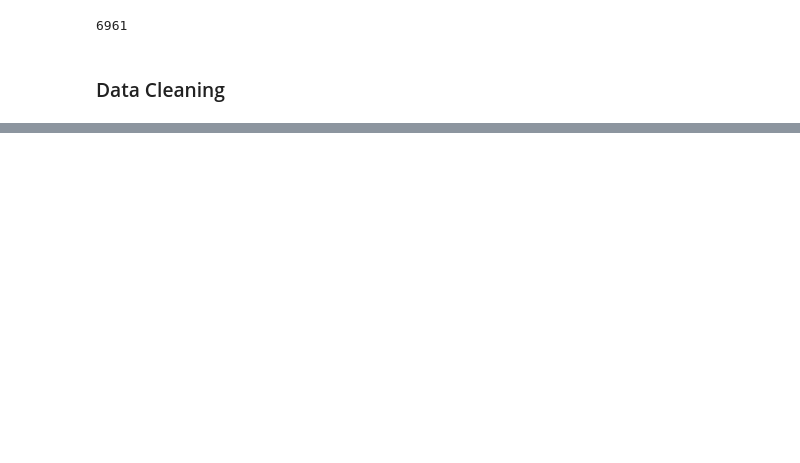
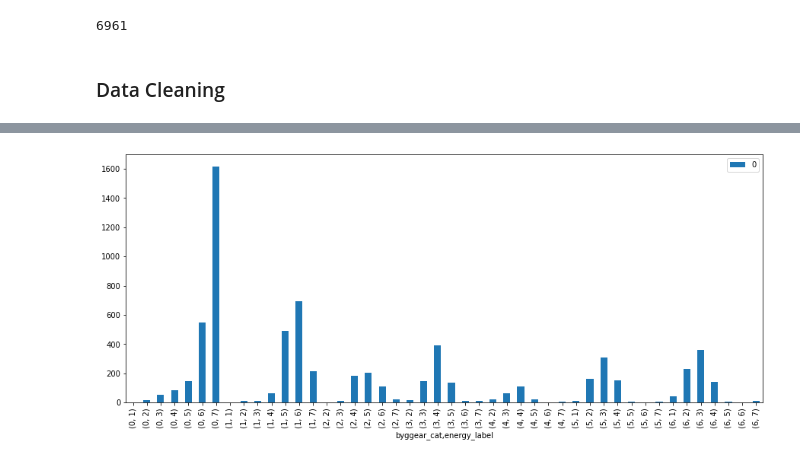
Before and after one commit to sysco-middleware/CLimateHackathon2022, a Jupyter notebook: Cleaning data .ipynb, the cells around one changed output, grey strips where cells are left out. Cells and saved outputs as stored; diff of their text form; code cells hidden in the pictures; blank space fills up the shorter version.

```diff
--- a/Cleaning data .ipynb
+++ b/Cleaning data .ipynb
@@ -191,0 +114,18 @@ df.corr()
+# %%
+def CategoriseBuilding(year):
+    if year < 1969:
+        byggear_cat = 0
+    elif year < 1987:
+        byggear_cat = 1
+    elif year < 1997:
+        byggear_cat = 2
+    elif year < 2007:
+        byggear_cat = 3
+    elif year < 2010:
+        byggear_cat = 4
+    elif year < 2017:
+        byggear_cat = 5
+    elif year >= 2017:
+        byggear_cat = 6
+
+    return byggear_cat
@@ -191,0 +147,4 @@ df.corr()
+# %%
+df_pivot = pd.DataFrame(pd.pivot_table(df,values=['energy_label'], index='byggear_cat',aggfunc='value_counts',sort='energy_label'))
+# %%
+df_pivot = df_pivot.sort_values(['byggear_cat','energy_label'])
@@ -191,0 +166,5 @@ df.corr()
+# %%
+df_pivot.plot.bar(figsize=(15,6))
+plt.savefig('test.pdf')
+# %% [output]
+[figure, added]
```
Also changed, not shown: parts of 46 cells of this notebook, 2 other files.
